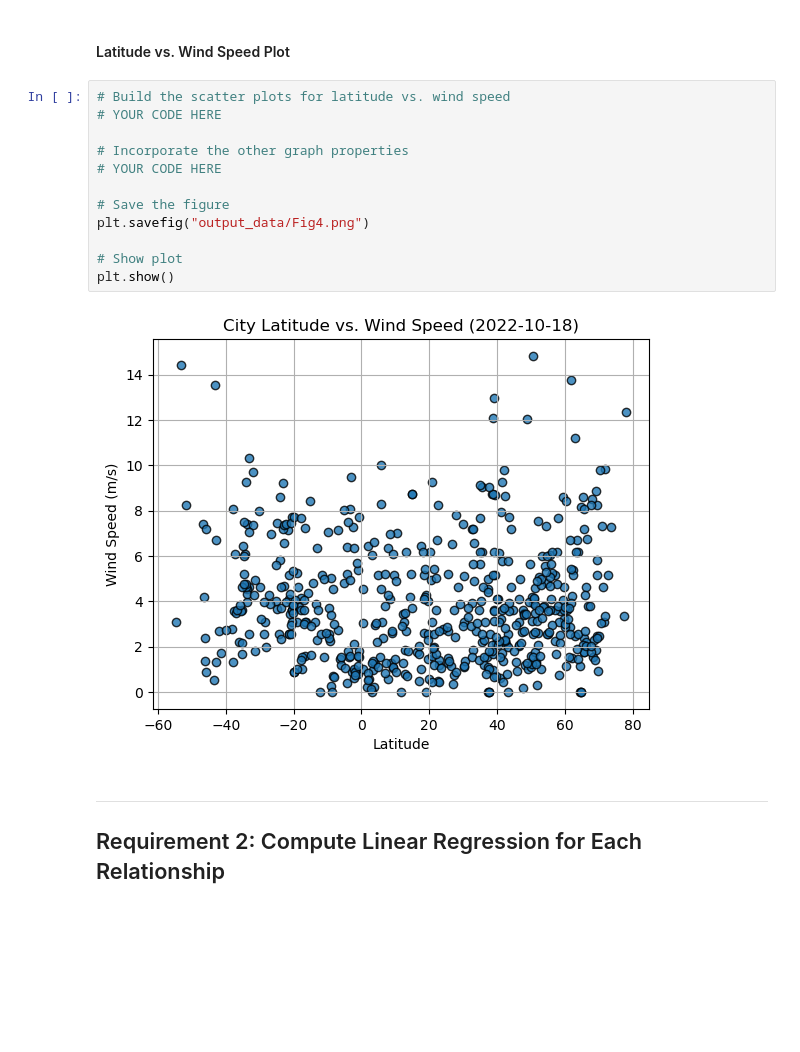
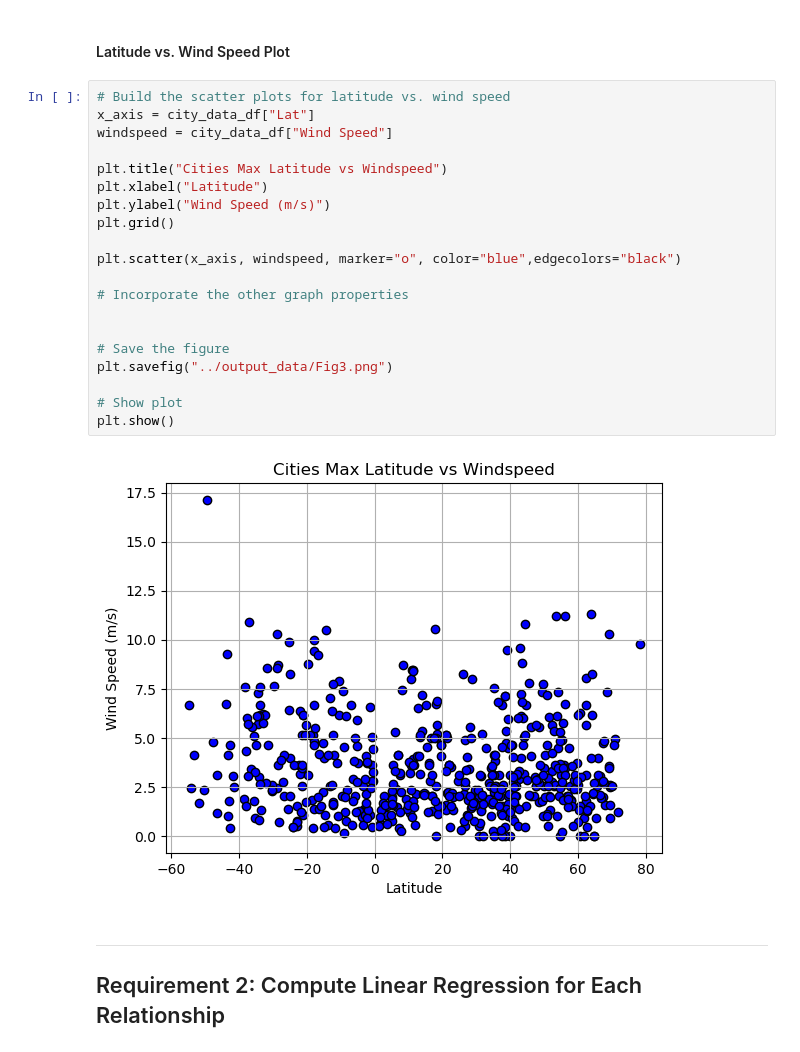
Before and after one commit to nikatnguyen/python-api-challenge, a Jupyter notebook: WeatherPy/WeatherPy.ipynb, the cells around one changed output. Cells and saved outputs as stored; diff of their text form; blank space fills up the shorter version.

```diff
--- a/WeatherPy/WeatherPy.ipynb
+++ b/WeatherPy/WeatherPy.ipynb
@@ -263,18 +261,26 @@ plt.show()
 #### Latitude vs. Wind Speed Plot
 # %%
 # Build the scatter plots for latitude vs. wind speed
-# YOUR CODE HERE
+x_axis = city_data_df["Lat"]
+windspeed = city_data_df["Wind Speed"]
+
+plt.title("Cities Max Latitude vs Windspeed")
+plt.xlabel("Latitude")
+plt.ylabel("Wind Speed (m/s)")
+plt.grid()
+
+plt.scatter(x_axis, windspeed, marker="o", color="blue",edgecolors="black")
 
 # Incorporate the other graph properties
-# YOUR CODE HERE
+
 
 # Save the figure
-plt.savefig("output_data/Fig4.png")
+plt.savefig("../output_data/Fig3.png")
 
 # Show plot
 plt.show()
 # %% [output]
-[figure, old version]
+[figure, new version]
 # %% [markdown]
 ---
 
```
Also changed, not shown: parts of 34 cells of this notebook.
